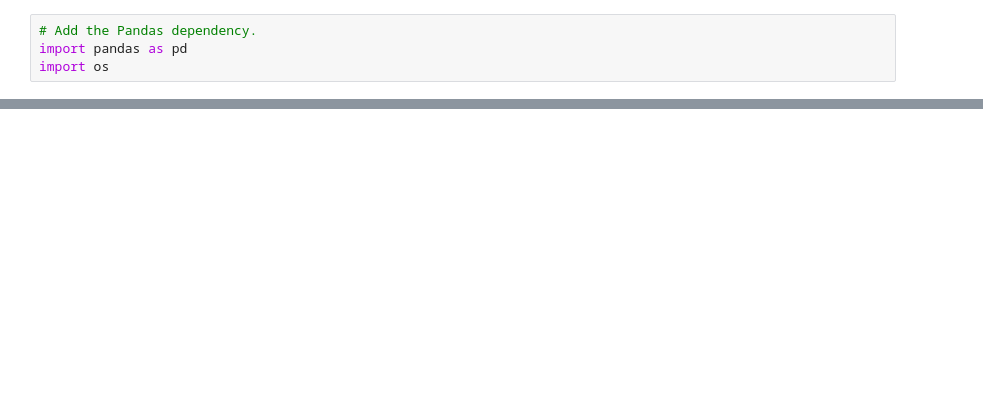
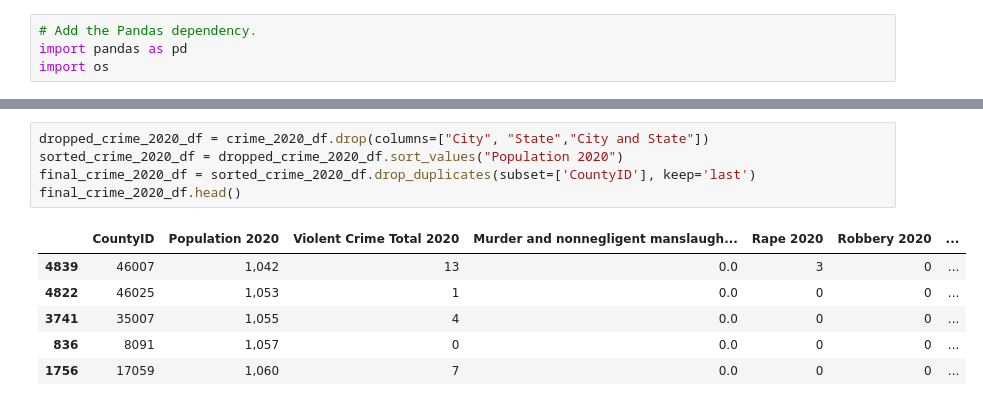
Before and after one commit to HarryWightJr/final_project, a Jupyter notebook: final_project.ipynb, the cells around one changed output, grey strips where cells are left out. Drawn from its saved outputs; the diff is of its cells as text; blank space fills up the shorter version.

```diff
--- a/final_project.ipynb
+++ b/final_project.ipynb
@@ -31,0 +62,12 @@ crime_2020_df.head()
+# %%
+dropped_crime_2020_df = crime_2020_df.drop(columns=["City", "State","City and State"])
+sorted_crime_2020_df = dropped_crime_2020_df.sort_values("Population 2020")
+final_crime_2020_df = sorted_crime_2020_df.drop_duplicates(subset=['CountyID'], keep='last')
+final_crime_2020_df.head()
+# %% [output]
+|  | CountyID | Population 2020 | Violent Crime Total 2020 | Murder and nonnegligent manslaugh... | Rape 2020 | Robbery 2020 | ... |
+| 4839 | 46007 | 1,042 | 13 | 0.0 | 3 | 0 | ... |
+| 4822 | 46025 | 1,053 | 1 | 0.0 | 0 | 0 | ... |
+| 3741 | 35007 | 1,055 | 4 | 0.0 | 0 | 0 | ... |
+| 836 | 8091 | 1,057 | 0 | 0.0 | 0 | 0 | ... |
+| 1756 | 17059 | 1,060 | 7 | 0.0 | 0 | 0 | ... |
```
Also changed, not shown: parts of 23 cells of this notebook.
